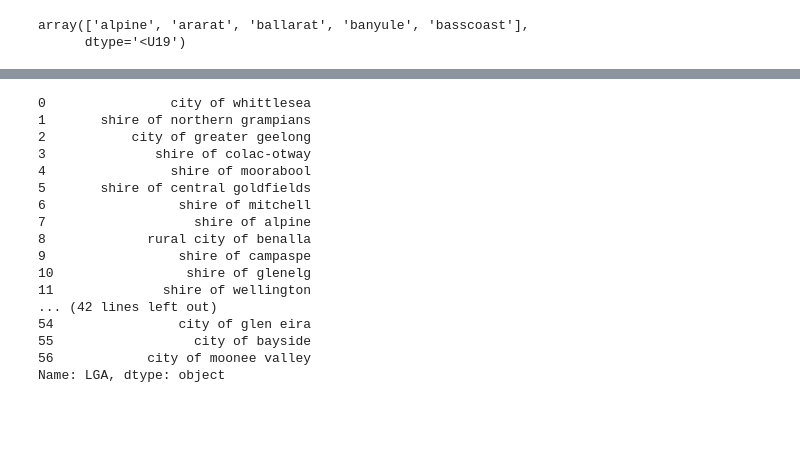
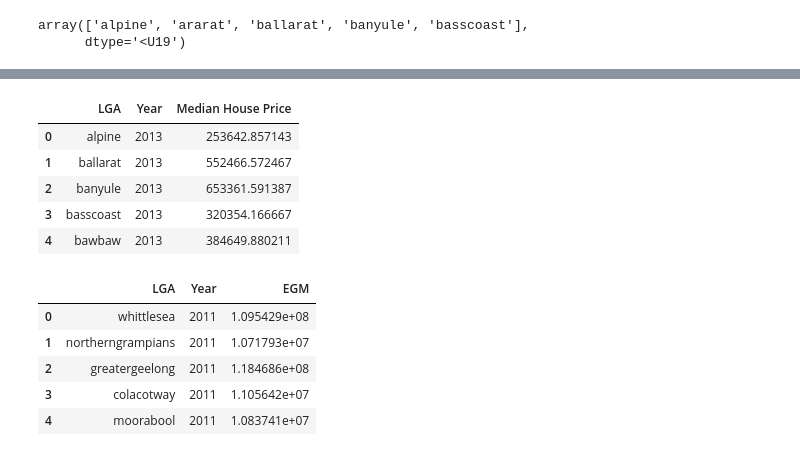
Before and after one commit to khangluong2004/COMP20008_Assignment2, a Jupyter notebook: terry/eda.ipynb, the cells around one changed output, grey strips where cells are left out. Drawn from its saved outputs; the diff is of its cells as text; code cells hidden in the pictures; blank space fills up the shorter version.

```diff
--- a/terry/eda.ipynb
+++ b/terry/eda.ipynb
@@ -299,21 +199,0 @@ monash['Rate per 100,000 population'].plot()
-# %%
-egm['LGA'] = egm['LGA Name'].apply(lambda s: s.lower())
-egm["LGA"]
-# %% [output]
-0                city of whittlesea
-1       shire of northern grampians
-2           city of greater geelong
-3              shire of colac-otway
-4                shire of moorabool
-5       shire of central goldfields
-6                 shire of mitchell
-7                   shire of alpine
-8             rural city of benalla
-9                 shire of campaspe
-10                 shire of glenelg
-11              shire of wellington
-... (42 lines left out)
-54                city of glen eira
-55                  city of bayside
-56            city of moonee valley
-Name: LGA, dtype: object
@@ -319,0 +203,22 @@ Name: LGA, dtype: object
+# %%
+from IPython.display import display
+
+# unpivot housing and egm
+housing = pd.melt(raw_housing, id_vars=['LGA'], value_vars=[str(year) for year in range(2013,2023+1)], value_name='Median House Price', var_name='Year')
+display(housing.head())
+
+cleaned_egm = pd.melt(egm, id_vars=['LGA'], value_vars=[str(year) for year in range(2011, 2020+1)], value_name='EGM', var_name='Year')
+display(cleaned_egm.head())
+# %% [output]
+|  | LGA | Year | Median House Price |
+| 0 | alpine | 2013 | 253642.857143 |
+| 1 | ballarat | 2013 | 552466.572467 |
+| 2 | banyule | 2013 | 653361.591387 |
+| 3 | basscoast | 2013 | 320354.166667 |
+| 4 | bawbaw | 2013 | 384649.880211 |
+|  | LGA | Year | EGM |
+| 0 | whittlesea | 2011 | 1.095429e+08 |
+| 1 | northerngrampians | 2011 | 1.071793e+07 |
+| 2 | greatergeelong | 2011 | 1.184686e+08 |
+| 3 | colacotway | 2011 | 1.105642e+07 |
+| 4 | moorabool | 2011 | 1.083741e+07 |
```
Also changed, not shown: parts of 15 cells of this notebook, 4 other files.
